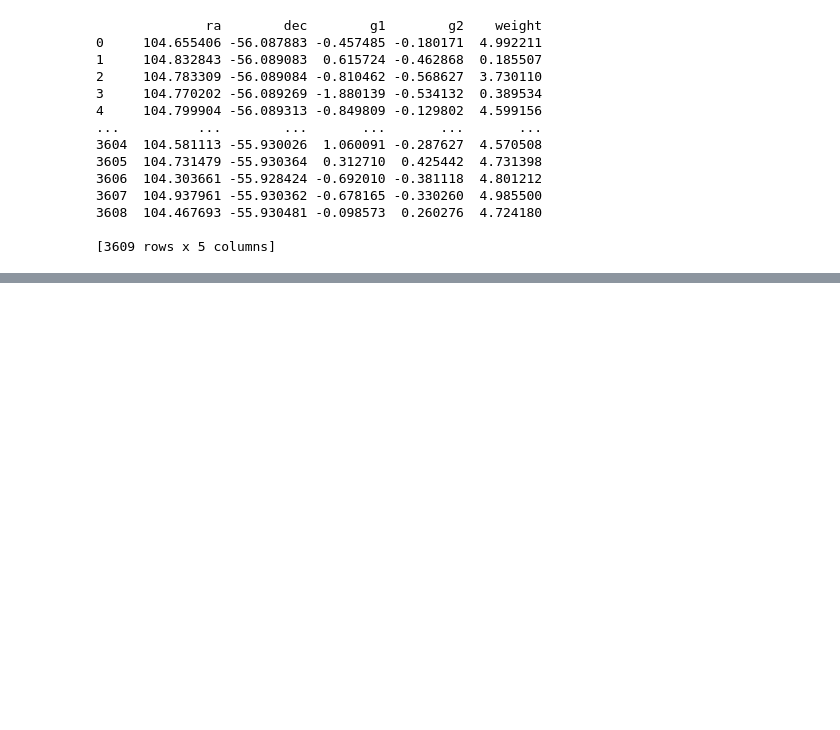
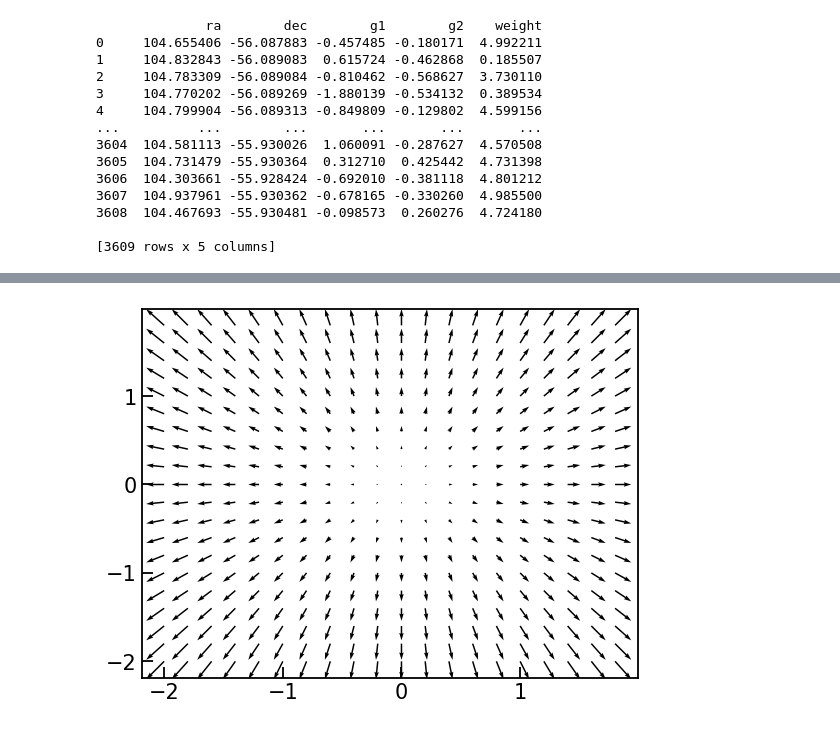
Before and after one commit to GeorgeVassilakis/SMPy, a Jupyter notebook: notebooks/scratch/shuffle_v2.ipynb, the cells around one changed output, grey strips where cells are left out. Drawn from its saved outputs; the diff is of its cells as text; code cells hidden in the pictures; blank space fills up the shorter version.

```diff
--- a/notebooks/scratch/shuffle_v2.ipynb
+++ b/notebooks/scratch/shuffle_v2.ipynb
@@ -443,0 +545,13 @@ plot_convergence(og_kappa_e, boundaries, config)
+# %%
+# Create a grid of points
+X, Y = np.meshgrid(np.arange(-2, 2, 0.2), np.arange(-2, 2, 0.2))
+
+# Compute the gradient of a function (e.g., x^2 + y^2)
+U = 2 * X
+V = 2 * Y
+
+# Create the quiver plot
+plt.quiver(X, Y, U, V)
+plt.show()
+# %% [output]
+[figure, added]
```
Also changed, not shown: parts of 13 cells of this notebook, 1 other file.
